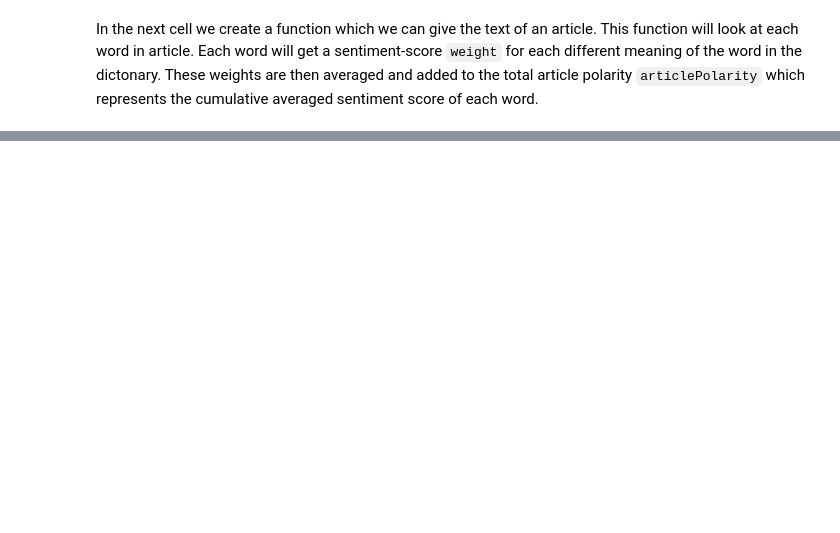
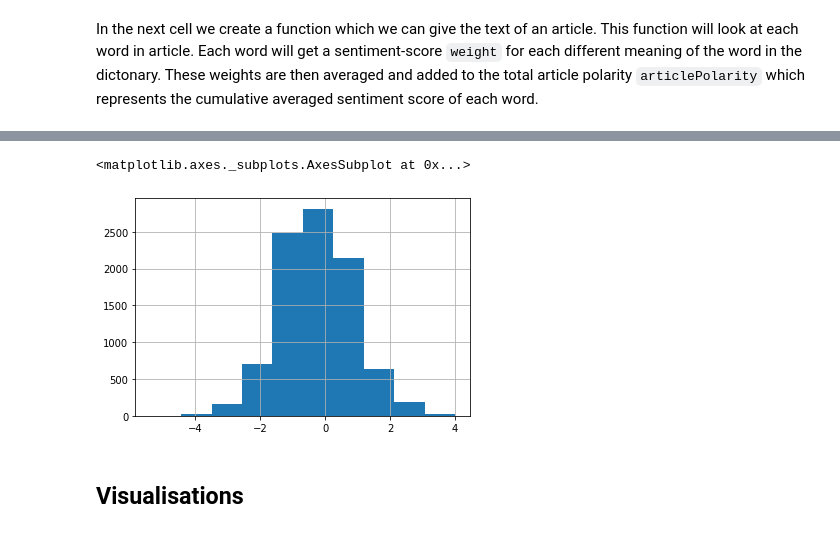
Before and after one commit to alexkern1997/Project, a Jupyter notebook: Articles - Sentiment.ipynb, the cells around one changed output, grey strips where cells are left out. Drawn from its saved outputs; the diff is of its cells as text; code cells hidden in the pictures; blank space fills up the shorter version.

Commit message:
Update articles_sentiment notebook

```diff
--- a/Articles - Sentiment.ipynb
+++ b/Articles - Sentiment.ipynb
@@ -90,0 +84,5 @@ Name: articlePolarityNormalized, dtype: float64
+# %%
+articles.headline = articles.headline.str.lower()
+articles['headlineWordcount'] = articles.headline.apply(len)
+# %%
+articles['headlinePolarity'] = articles.headline.progress_apply(naiveSentiment)
@@ -91,3 +101,10 @@ Name: articlePolarityNormalized, dtype: float64
+# %%
+articles.headlinePolarity.hist()
+# %% [output]
+<matplotlib.axes._subplots.AxesSubplot at 0x...>
+[figure, added]
+# %% [markdown]
+## Visualisations
 # %%
 resp = articles.groupby('publicationDay').articlePolarity.mean()
 plt.plot(resp)
```
Also changed, not shown: parts of 9 cells of this notebook.
